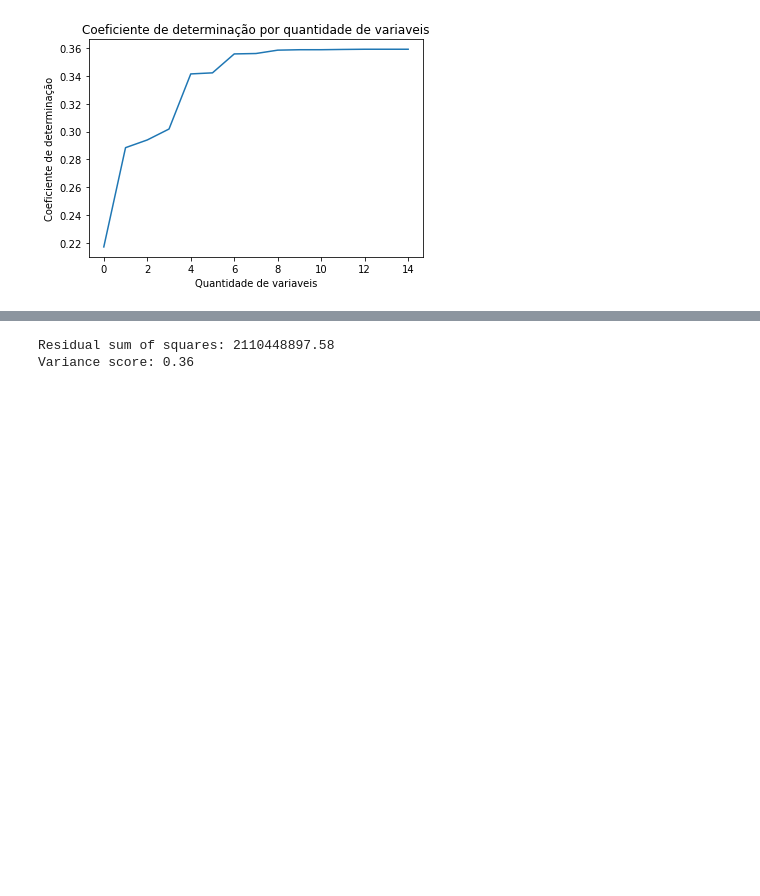
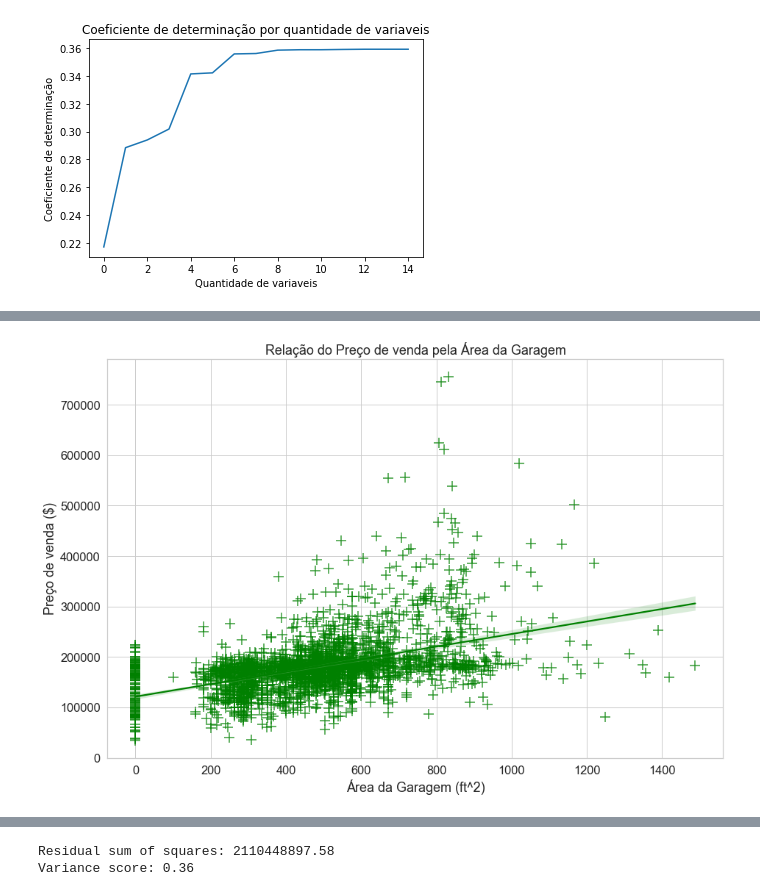
Before and after one commit to fabioheiji/mqaa, a Jupyter notebook: Regressao_Linear_Multipla.ipynb, the cells around one changed output, grey strips where cells are left out. Saved outputs shown, nothing was run; the diff lists cells and outputs as text; code cells hidden in the pictures; blank space fills up the shorter version.

```diff
--- a/Regressao_Linear_Multipla.ipynb
+++ b/Regressao_Linear_Multipla.ipynb
@@ -247,0 +349,12 @@ Text(0.5, 1.0, 'Coeficiente de determinação por quantidade de variaveis')
+# %%
+plt.figure(figsize=(15, 10))
+
+sns.set(font_scale=1.5)
+sns.set_style('whitegrid')
+
+ax = sns.regplot(x='Área da Garagem', y='Preço da venda', data=df, color='green', marker='+', scatter_kws={'s': 200})
+ax.set(xlabel='Área da Garagem (ft^2)', ylabel='Preço de venda ($)')
+ax.set_title('Relação do Preço de venda pela Área da Garagem')
+plt.show()
+# %% [output]
+[figure, added]
```
Also changed, not shown: parts of 7 cells of this notebook.
